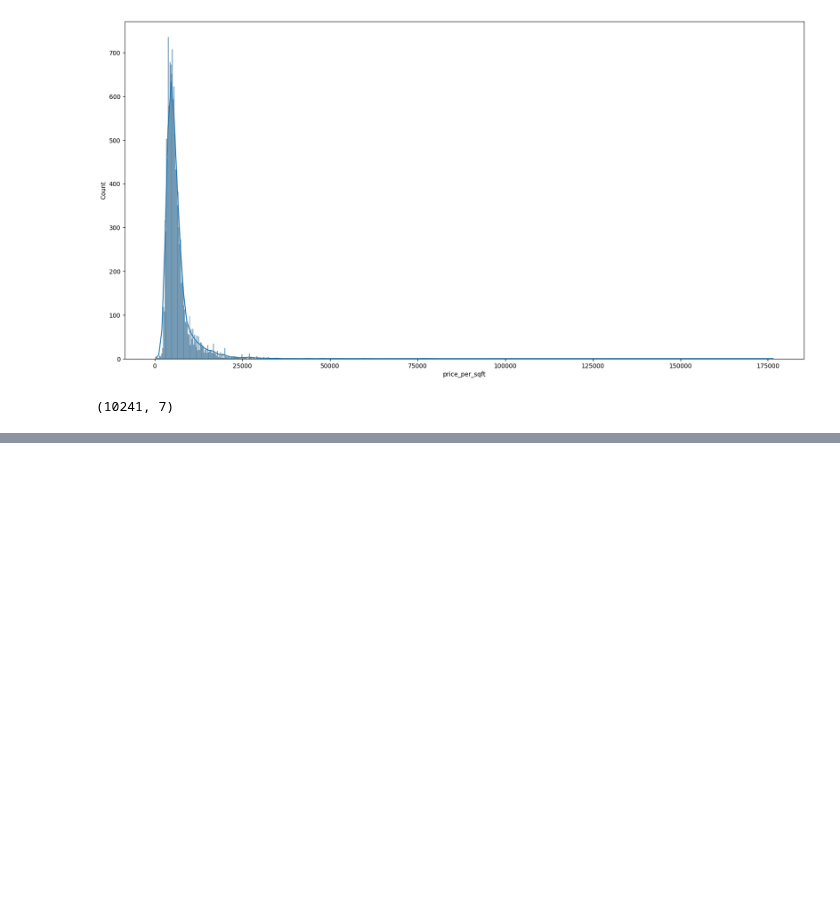
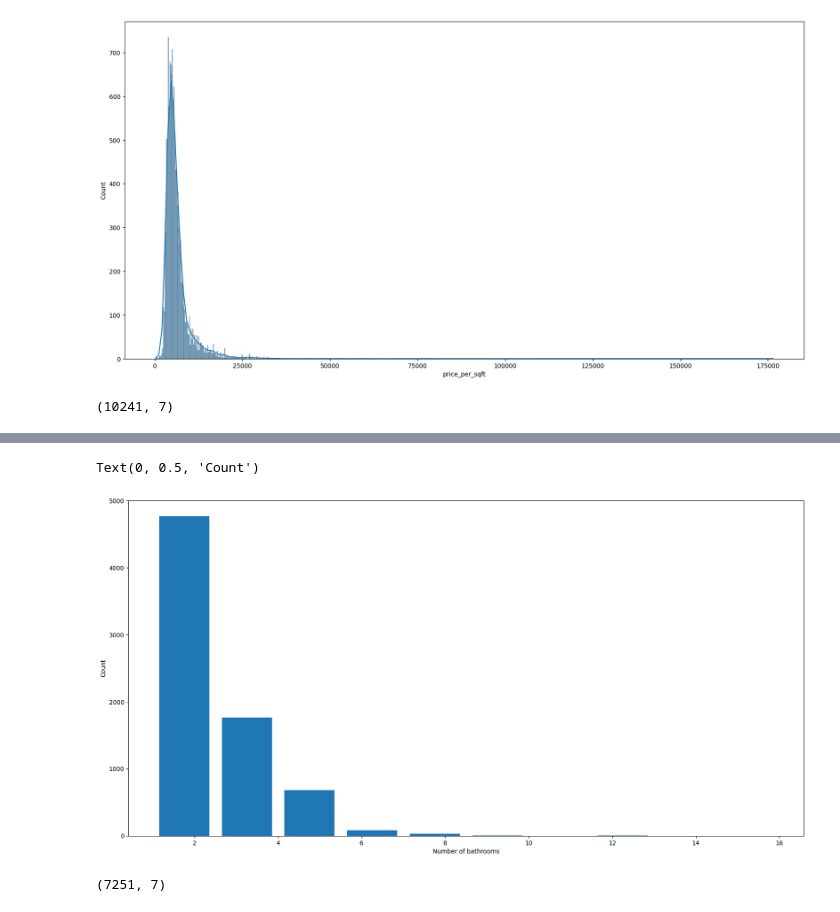
Before and after one commit to ThapaVinay/Real_Estate_Value_Forecast, a Jupyter notebook: main.ipynb, the cells around one changed output, grey strips where cells are left out. Drawn from its saved outputs; the diff is of its cells as text; code cells hidden in the pictures; blank space fills up the shorter version.

```diff
--- a/main.ipynb
+++ b/main.ipynb
@@ -273,0 +346,14 @@ df6.shape
+# %%
+plt.hist(df7.bath, rwidth=0.8)
+plt.xlabel("Number of bathrooms")
+plt.ylabel("Count")
+# %% [output]
+Text(0, 0.5, 'Count')
+[figure, added]
+# %%
+# remove where bathrooms are more than number of bedrooms + 2
+
+df8 = df7[df7.bath < df7.bhk+2]
+df8.shape
+# %% [output]
+(7251, 7)
```
Also changed, not shown: parts of 19 cells of this notebook.
